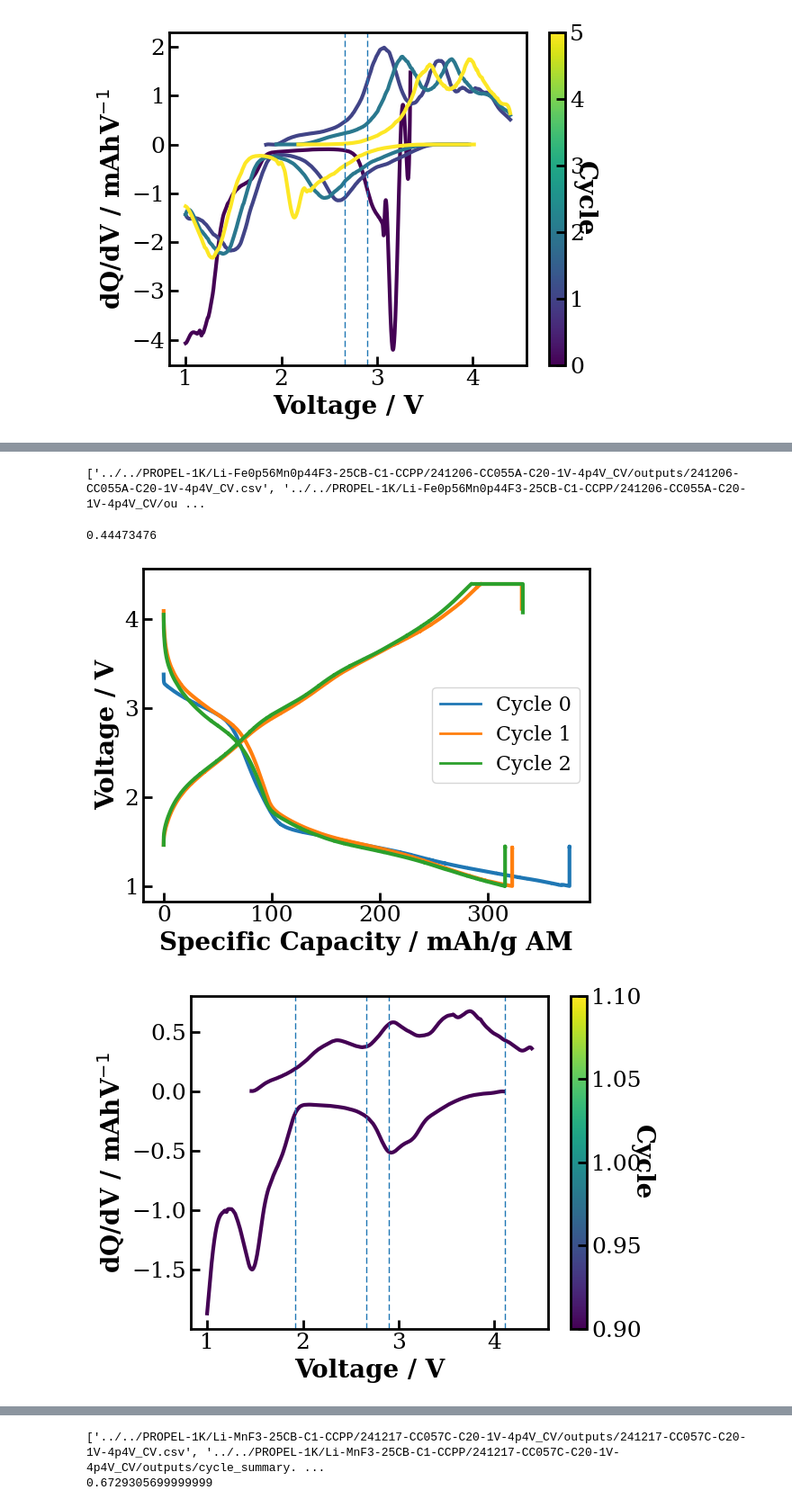
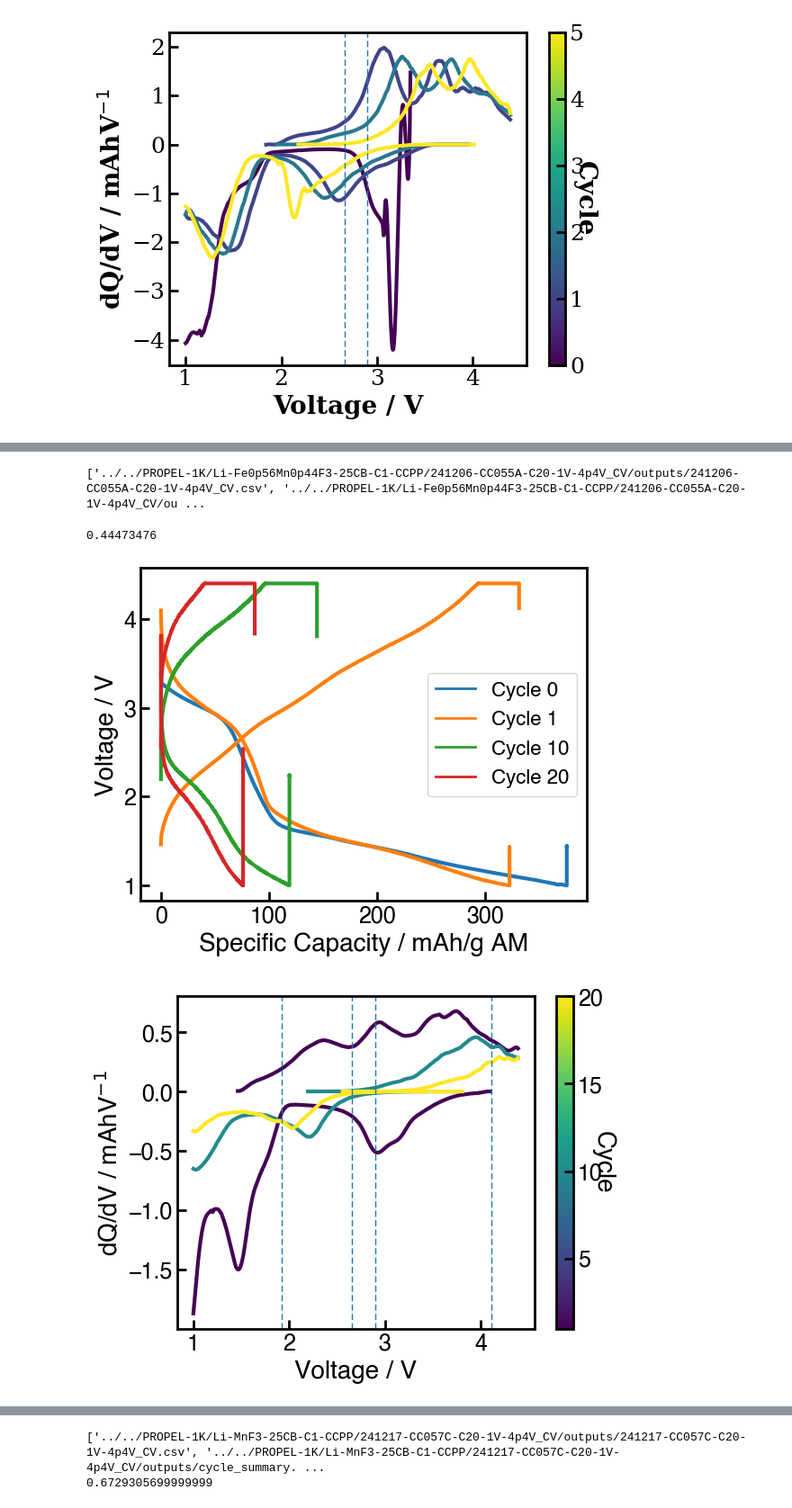
Before and after one commit to hancheng2000/herald_visualization, a Jupyter notebook: notebooks/plot.ipynb, the cells around one changed output, grey strips where cells are left out. Shown at 90% size. Cells and saved outputs as stored; diff of their text form; code cells hidden in the pictures.

```diff
--- a/notebooks/plot.ipynb
+++ b/notebooks/plot.ipynb
@@ -12,7 +12,7 @@ plt_params = {# 'axes.labelsize': 'x-large',
 #               'axes.titlesize': 'x-large',
 #               'xtick.labelsize': 'x-large',
 #               'ytick.labelsize': 'x-large',
-              'font.family': 'serif',
+              'font.family': 'Helvetica',
               'axes.labelsize': 20,
               'axes.labelweight': 'bold',  # Make axes labels bold
               'xtick.labelsize': 18,
@@ -206,0 +212,25 @@ for x in [1.92, 2.66, 2.90, 4.11]:
+# %%
+dir_name = os.path.join(id_to_path('CC059A'), 'outputs')
+csv_files = glob.glob(os.path.join(dir_name,'*.csv'))
+print(csv_files)
+summary_file = os.path.join(dir_name,'cycle_summary.csv')
+data_file = [file for file in csv_files if 'cycle_summary' not in file][0]
+df = pd.read_csv(data_file)
+df_sum = pd.read_csv(summary_file)
+df_no_ocv = df[df['state'] != 'R']
+df_no_CV = df_no_ocv[df_no_ocv['Voltage'] < df_sum.loc[1, 'UCV'] - 0.01]
+df_sum_Mn25_disch = df_sum
+
+cycle_mask = df['half cycle'] == 1
+dis_mask = df['state'] == '1'
+rest_mask = df['state'] == 'R'
+disch_overpotential = df[cycle_mask & rest_mask]['Voltage'].max() - df[cycle_mask & dis_mask]['Voltage'].min()
+print(disch_overpotential)
+
+cc053g_full_cap = df_sum['Specific Discharge Capacity Total AM']
+cc053g_energy = df_sum['Specific Discharge Energy Total AM']
+
+ec.charge_discharge_plot(df, cycles=[0,1,10,20], norm='mass')
+ec.multi_dqdv_plot(df_no_CV, cycles=[1,10,20], polynomial_spline=1)
+for x in [1.92, 2.66, 2.90, 4.11]:
+    plt.axvline(x, linestyle='--', linewidth=1)
@@ -207,29 +242,30 @@ for x in [1.92, 2.66, 2.90, 4.11]:
 # %%
 dir_name = os.path.join(id_to_path('CC055A'), 'outputs')
 csv_files = glob.glob(os.path.join(dir_name,'*.csv'))
 print(csv_files)
 summary_file = os.path.join(dir_name,'cycle_summary.csv')
 data_file = [file for file in csv_files if 'cycle_summary' not in file][0]
 df = pd.read_csv(data_file)
 df_sum = pd.read_csv(summary_file)
 df_no_ocv = df[df['state'] != 'R']
 df_no_CV_Mn44 = df_no_ocv[df_no_ocv['Voltage'] < df_sum.loc[1, 'UCV'] - 0.01]
+df_sum_Mn44_cha = df_sum
 
 cycle_mask = df['half cycle'] == 1
 dis_mask = df['state'] == '1'
 rest_mask = df['state'] == 'R'
 disch_overpotential = df[cycle_mask & rest_mask]['Voltage'].max() - df[cycle_mask & dis_mask]['Voltage'].min()
 print(disch_overpotential)
 
 cc055a_full_cap = df_sum['Specific Discharge Capacity Total AM']
 cc055a_energy = df_sum['Specific Discharge Energy Total AM']
 
-ec.charge_discharge_plot(df, cycles=[0,1,2], norm='full_mass')
-ec.multi_dqdv_plot(df_no_CV_Mn44, cycles=[1], polynomial_spline=1)
+ec.charge_discharge_plot(df, cycles=[0,1,10,20], norm='full_mass')
+ec.multi_dqdv_plot(df_no_CV_Mn44, cycles=[1,10,20], polynomial_spline=1)
 for x in [1.92, 2.66, 2.90, 4.11]:
     plt.axvline(x, linestyle='--', linewidth=1)
 # %% [output]
 ['../../PROPEL-1K/Li-Fe0p56Mn0p44F3-25CB-C1-CCPP/241206-CC055A-C20-1V-4p4V_CV/outputs/241206-CC055A-C20-1V-4p4V_CV.csv', '../../PROPEL-1K/Li-Fe0p56Mn0p44F3-25CB-C1-CCPP/241206-CC055A-C20-1V-4p4V_CV/ou ...
 0.44473476
-[figure, old version]
+[figure, new version]
-[figure, old version]
+[figure, new version]
```
Also changed, not shown: parts of 20 cells of this notebook, 2 other files.
